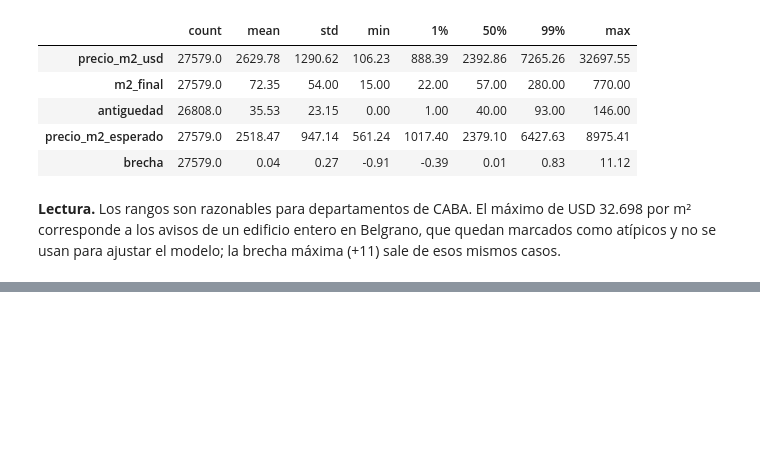
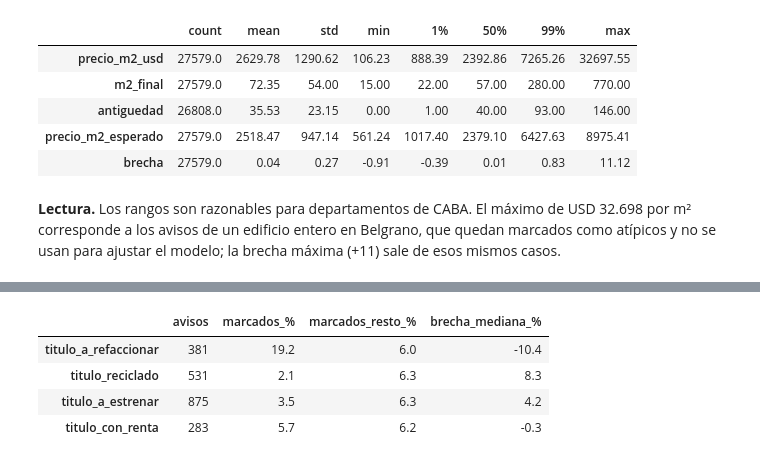
Before and after one commit to gbuhler-itba/TP-Analitica-Descriptiva, a Jupyter notebook: notebooks/03_precio_esperado.ipynb, the cells around one changed output, grey strips where cells are left out. Cells and saved outputs as stored; diff of their text form; code cells hidden in the pictures; blank space fills up the shorter version.

```diff
--- a/notebooks/03_precio_esperado.ipynb
+++ b/notebooks/03_precio_esperado.ipynb
@@ -552,0 +600,16 @@ df[["precio_m2_usd", "m2_final", "antiguedad", "precio_m2_esperado", "brecha"]].
+# %%
+marcas = marcas_del_titulo(df["titulo"])
+df[marcas.columns] = marcas
+tabla_titulo = pd.DataFrame({
+    "avisos": marcas.sum(),
+    "marcados_%": {c: 100 * df.loc[marcas[c], "marcado"].mean() for c in marcas},
+    "marcados_resto_%": {c: 100 * df.loc[~marcas[c], "marcado"].mean() for c in marcas},
+    "brecha_mediana_%": {c: 100 * df.loc[marcas[c], "brecha"].median() for c in marcas},
+}).round(1)
+tabla_titulo
+# %% [output]
+|  | avisos | marcados_% | marcados_resto_% | brecha_mediana_% |
+| titulo_a_refaccionar | 381 | 19.2 | 6.0 | -10.4 |
+| titulo_reciclado | 531 | 2.1 | 6.3 | 8.3 |
+| titulo_a_estrenar | 875 | 3.5 | 6.3 | 4.2 |
+| titulo_con_renta | 283 | 5.7 | 6.2 | -0.3 |
```
Also changed, not shown: parts of 27 cells of this notebook, 12 other files.
